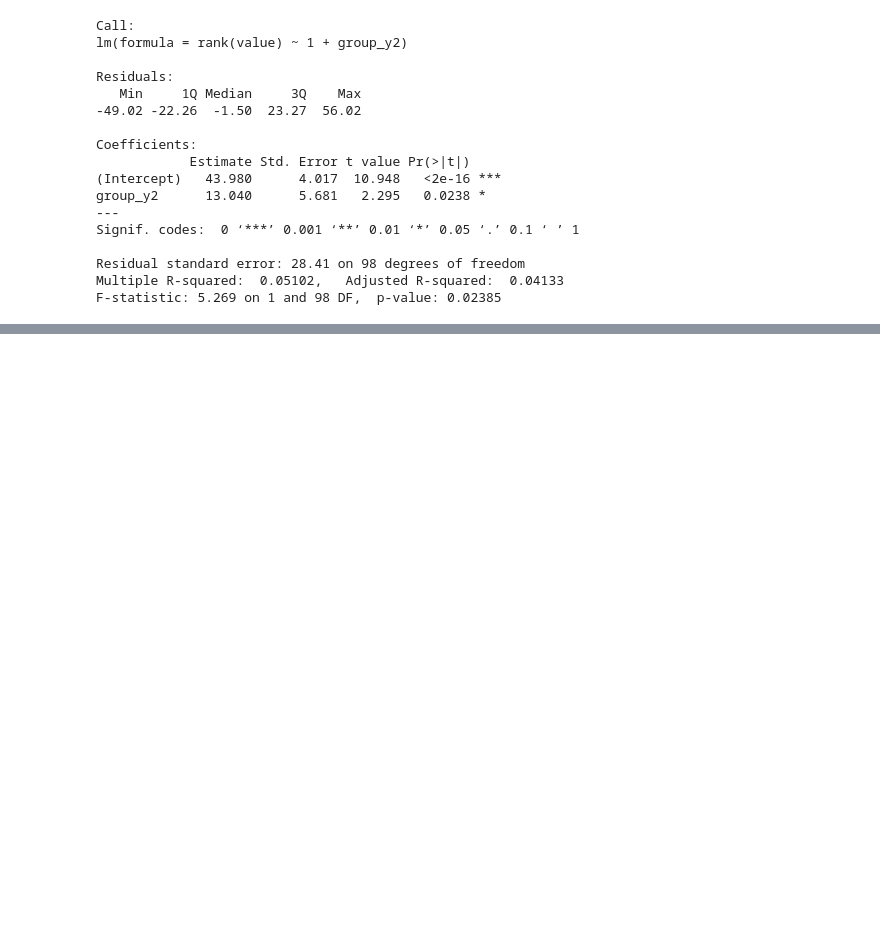
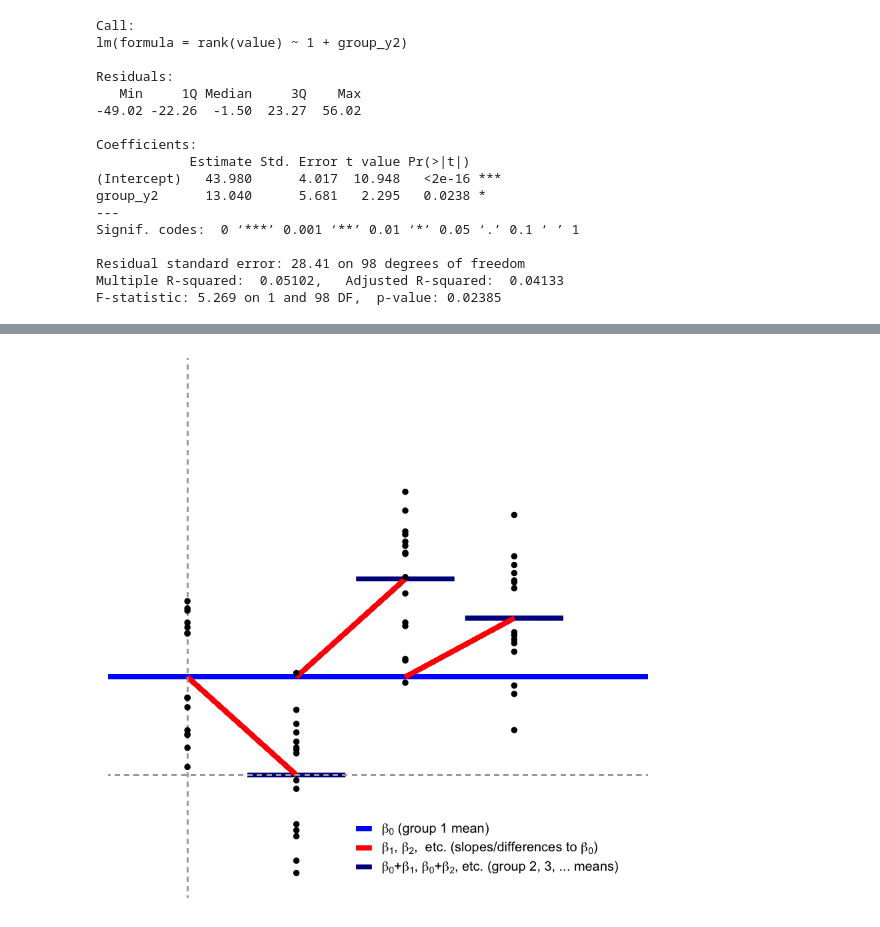
Before and after one commit to JacThe/Scott_examples, a Jupyter notebook: notebook_r.ipynb, the cells around one changed output, grey strips where cells are left out. Saved outputs shown, nothing was run; the diff lists cells and outputs as text; code cells hidden in the pictures; blank space fills up the shorter version.

Commit message:
notebook_r done through ANOVA sections

```diff
--- a/notebook_r.ipynb
+++ b/notebook_r.ipynb
@@ -681,0 +742,33 @@ This is identical to the (Student’s) independent t-test above except that Stud
+# %%
+# Figure
+N = 15
+D_anova1 = data.frame(
+  y = c(
+    rnorm_fixed(N, 0.5, 0.3),
+    rnorm_fixed(N, 0, 0.3),
+    rnorm_fixed(N, 1, 0.3),
+    rnorm_fixed(N, 0.8, 0.3)
+  ),
+  x = rep(0:3, each = 15)
+)
+ymeans = aggregate(y~x, D_anova1, mean)$y
+P_anova1 = ggplot(D_anova1, aes(x=x, y=y)) +
+  stat_summary(fun.y=mean, geom = "errorbar", aes(ymax = ..y.., ymin = ..y.., color='intercepts'), lwd=2) +
+  geom_segment(x = -10, xend = 100, y = 0.5, yend = 0.5, lwd = 2, aes(color = 'beta_0')) +
+  geom_segment(x = 0, xend = 1, y = ymeans[1], yend = ymeans[2], lwd = 2, aes(color = 'betas')) +
+  geom_segment(x = 1, xend = 2, y = ymeans[1], yend = ymeans[3], lwd = 2, aes(color = 'betas')) +
+  geom_segment(x = 2, xend = 3, y = ymeans[1], yend = ymeans[4], lwd = 2, aes(color = 'betas')) +
+
+  scale_color_manual(
+    name = NULL, values = c("blue", "red", "darkblue"),
+    labels=c(
+      bquote(beta[0]*" (group 1 mean)"),
+      bquote(beta[1]*", "*beta[2]*",  etc. (slopes/differences to "*beta[0]*")"),
+      bquote(beta[0]*"+"*beta[1]*", "*beta[0]*"+"*beta[2]*", etc. (group 2, 3, ... means)")
+    )
+  )
+
+
+theme_axis(P_anova1, xlim = c(-0.5, 4), legend.position = c(0.7, 0.1))
+# %% [output]
+[figure, added]
```
Also changed, not shown: parts of 29 cells of this notebook.
